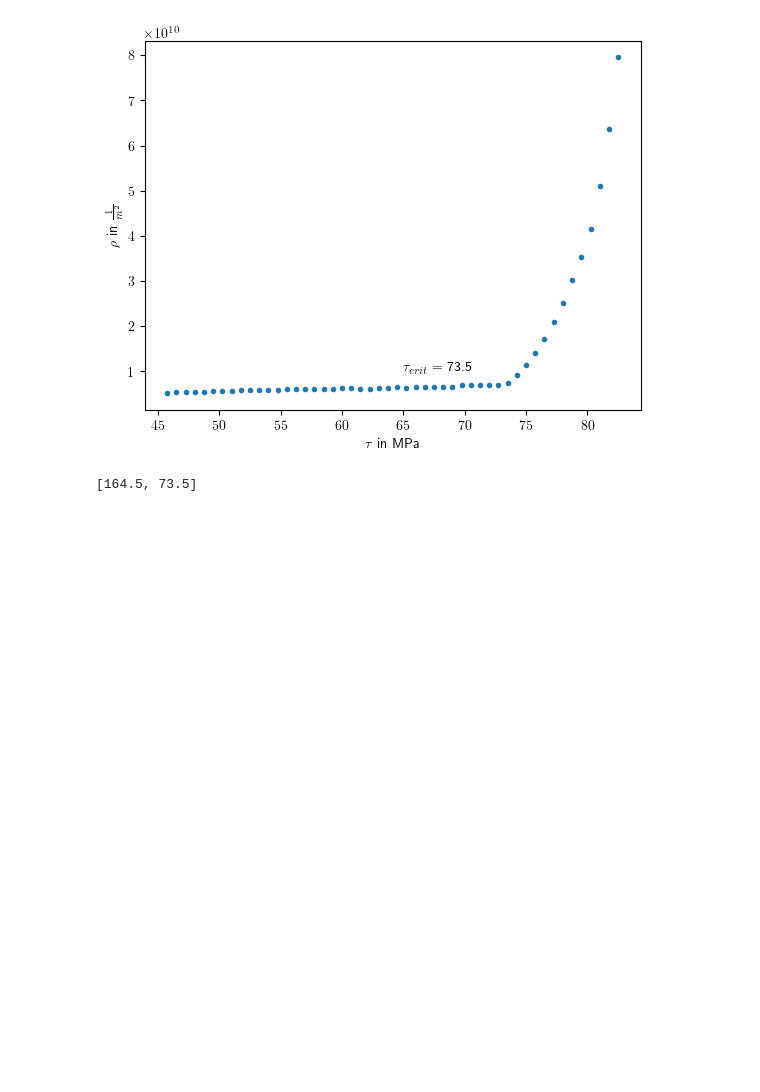
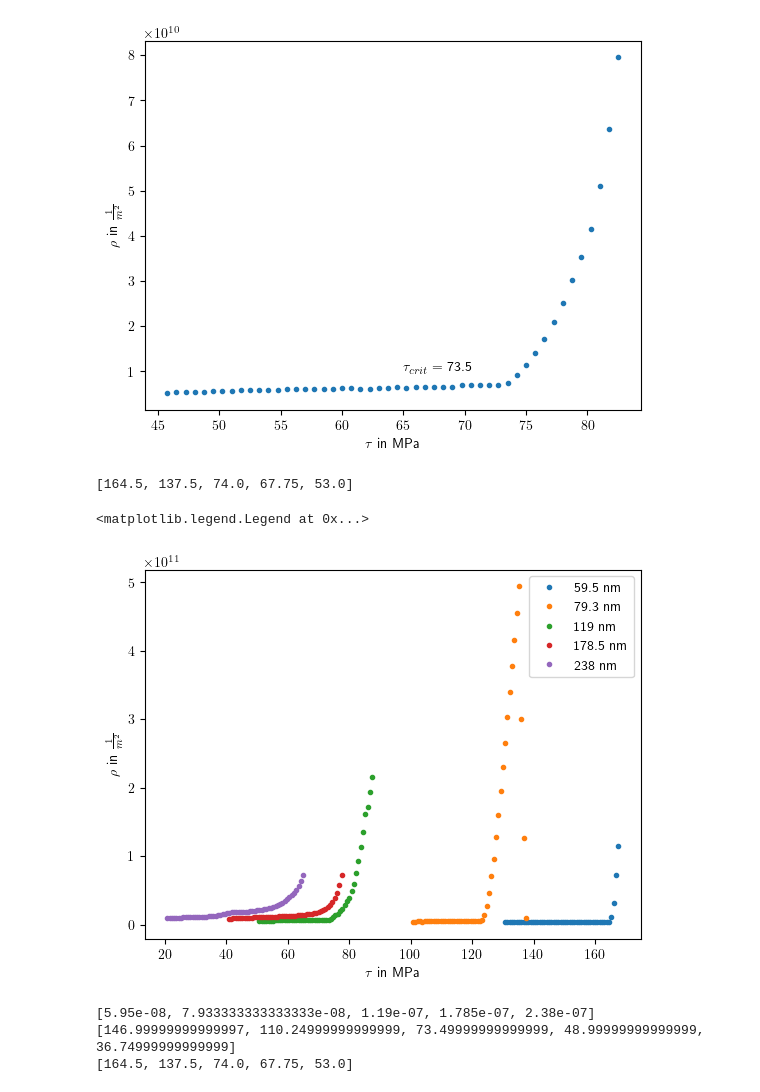
Before and after one commit to LAPikachu/practical_DDD, a Jupyter notebook: plot.ipynb, the cells around one changed output. Drawn from its saved outputs; the diff is of its cells as text; code cells hidden in the pictures; blank space fills up the shorter version.

Commit message:
generating plots

```diff
--- a/plot.ipynb
+++ b/plot.ipynb
@@ -52,26 +72,44 @@ fig.savefig('report/graphics/plot_tau_crit_L_100nm')
 # %%
 #extracting of tau_crit from graph_*.txt
 base_path = 'dd/resultats/task_2/graph_'
-graph_names = ['59_5.txt', '119.txt']
+graph_names = ['59_5', '79_3', '119', '178_5', '238' ]
 
-tau_crits_list = []
-rho_crits_list = []
+tau_crit_list = []
+rho_crit_list = []
+rho_list = []
+tau_list = []
 
 for graph_name in graph_names:
-    file_path = base_path + graph_name
+    file_path = base_path + graph_name + '.txt'
     df = pd.read_csv(file_path, delim_whitespace=True, header=0)
     list_2 = df['RHO_TOT'].values.tolist()
+    rho_list.append(list_2)
     list_1 = df['TAU'].values.tolist()
+    tau_list.append(list_1)
     array = np.column_stack([list_1, list_2])
     theta = get_data_radiant(array)
     elbow_index = find_elbow(array, theta)
     tau_crit, rho_crit = (array[elbow_index,0], array[elbow_index,1])
-    tau_crits_list.append(tau_crit)
-    rho_crits_list.append(rho_crit)
+    tau_crit_list.append(tau_crit)
+    rho_crit_list.append(rho_crit)
 
-print(tau_crits_list)
+print(tau_crit_list)
 # %% [output]
-[164.5, 73.5]
+[164.5, 137.5, 74.0, 67.75, 53.0]
+# %%
+plt.rcParams['text.usetex'] = True #to render LaTeX output
+fig, ax = plt.subplots()
+ax.plot(tau_list[0][1:],rho_list[0][1:], '.', label='59.5 nm')
+ax.plot(tau_list[1][1:],rho_list[1][1:], '.', label='79.3 nm')
+ax.plot(tau_list[2][1:],rho_list[2][1:], '.', label='119 nm')
+ax.plot(tau_list[3][1:],rho_list[3][1:], '.', label='178.5 nm')
+ax.plot(tau_list[4][1:],rho_list[4][1:], '.', label='238 nm')
+ax.set_xlabel(r"$\tau$ in MPa")
+ax.set_ylabel(r"$\rho$ in $\frac{1}{m^2}$ ")
+ax.legend()
+# %% [output]
+<matplotlib.legend.Legend at 0x...>
+[figure, added]
 # %%
 #calculation on theoretical tau_crits
 alpha = 0.8158667972575904 #fitted for tau_crit=73.5 MPa L=119 nm
@@ -89,3 +133,11 @@ for L_i in length_list:
+# %%
+print(length_list)
+print(theo_tau_crit_list)
+print(tau_crit_list)
+# %% [output]
+[5.95e-08, 7.933333333333333e-08, 1.19e-07, 1.785e-07, 2.38e-07]
+[146.99999999999997, 110.24999999999999, 73.49999999999999, 48.99999999999999, 36.74999999999999]
+[164.5, 137.5, 74.0, 67.75, 53.0]
 # %%
 plt.rcParams['text.usetex'] = True #to render LaTeX output
 fig, ax = plt.subplots()
```
Also changed, not shown: parts of 7 cells of this notebook.
